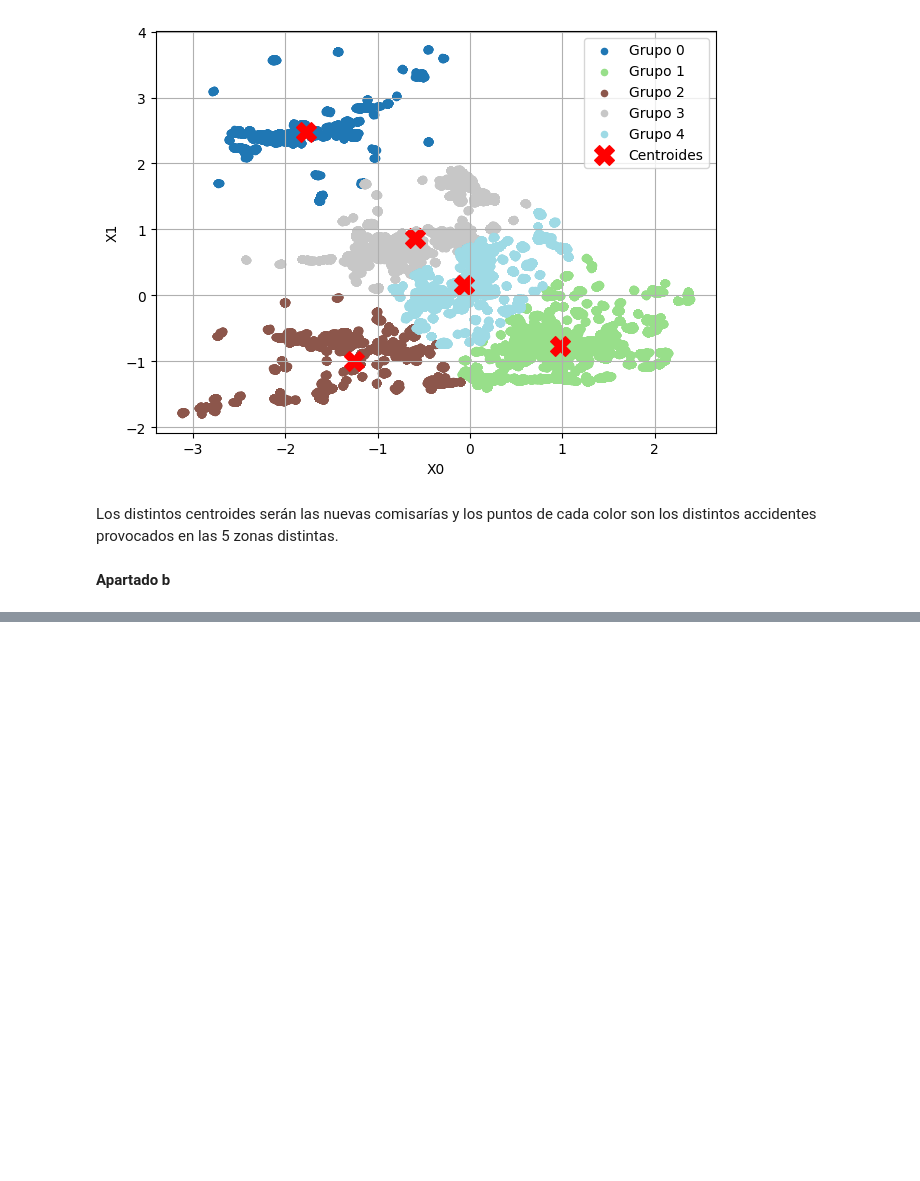
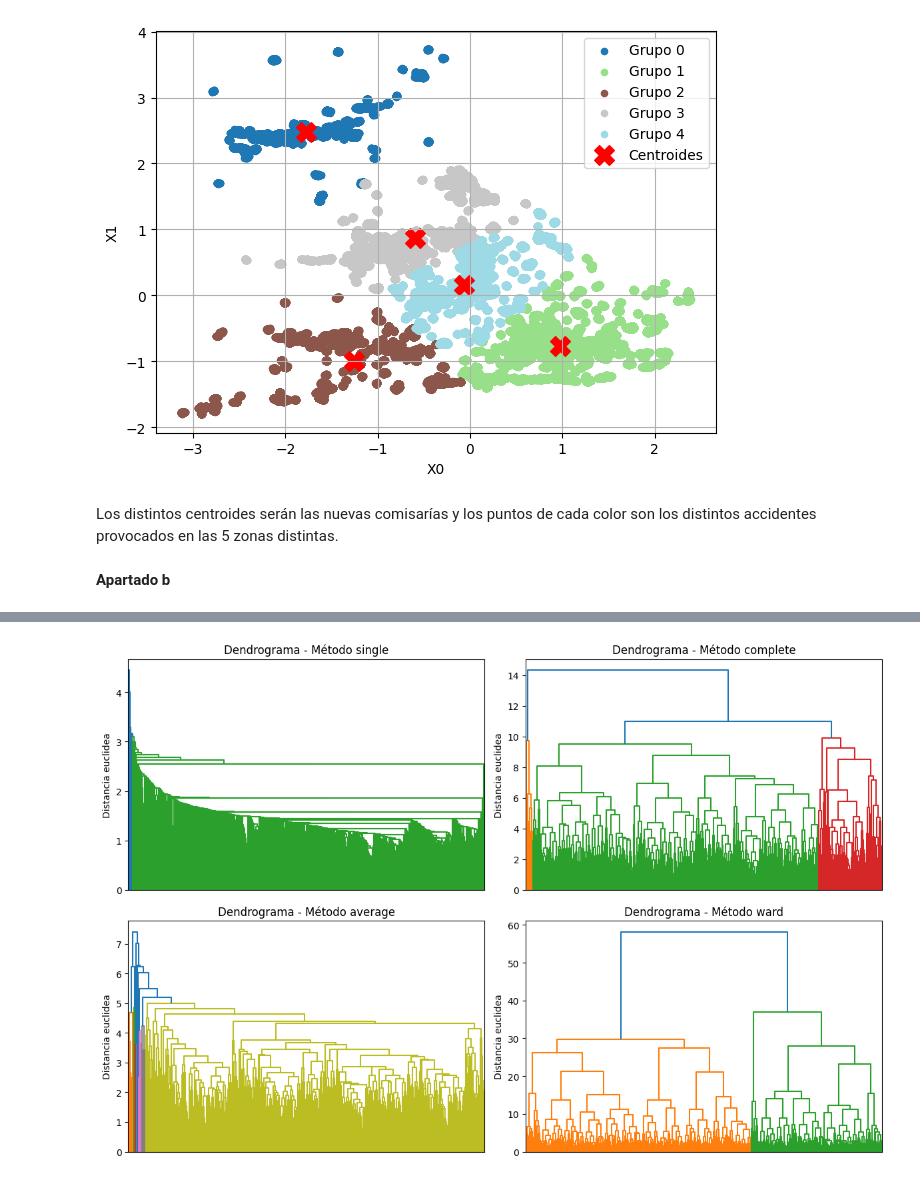
Before and after one commit to rubengamarro/practicas_aprendizaje_no_supervisado, a Jupyter notebook: 1_Agrupamiento_no_supervisado.ipynb, the cells around one changed output, grey strips where cells are left out. Cells and saved outputs as stored; diff of their text form; code cells hidden in the pictures; blank space fills up the shorter version.

```diff
--- a/1_Agrupamiento_no_supervisado.ipynb
+++ b/1_Agrupamiento_no_supervisado.ipynb
@@ -162,0 +237,6 @@ Los distintos centroides serán las nuevas comisarías y los puntos de cada colo
+# %%
+import pandas as pd
+import numpy as np
+
+df = pd.read_csv('https://github.com/rubengamarro/practicas_aprendizaje_no_supervisado/raw/main/data/tripadvisor_review.csv')
+df
@@ -162,0 +257,21 @@ Los distintos centroides serán las nuevas comisarías y los puntos de cada colo
+# %%
+#Escalamos los datos
+rasgos_numericos = df.select_dtypes(include=np.number).columns
+X_std = StandardScaler().fit_transform(df[rasgos_numericos])
+# %%
+from scipy.cluster.hierarchy import dendrogram
+from scipy.spatial.distance import pdist, squareform
+from scipy.cluster.hierarchy import linkage
+
+metodos = ['single', 'complete', 'average', 'ward']
+plt.figure(figsize=(12, 8))
+for i, metodo in enumerate(metodos):
+    plt.subplot(2, 2, i+1)
+    matriz_uniones = linkage(X_std, method=metodo, metric='euclidean')
+    dendrogram(matriz_uniones, no_labels=True)
+    plt.title(f'Dendrograma - Método {metodo}')
+    plt.ylabel('Distancia euclidea')
+plt.tight_layout()
+plt.show()
+# %% [output]
+[figure, added]
```
Also changed, not shown: parts of 15 cells of this notebook.
